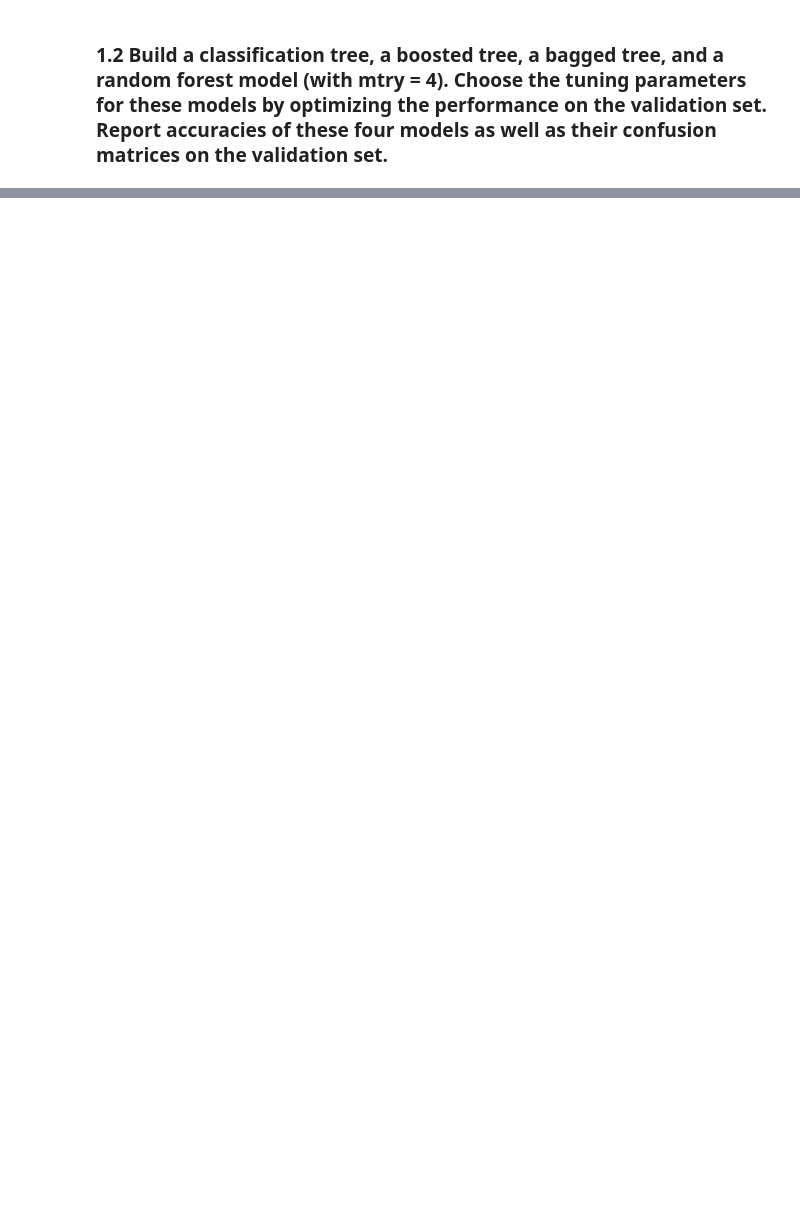
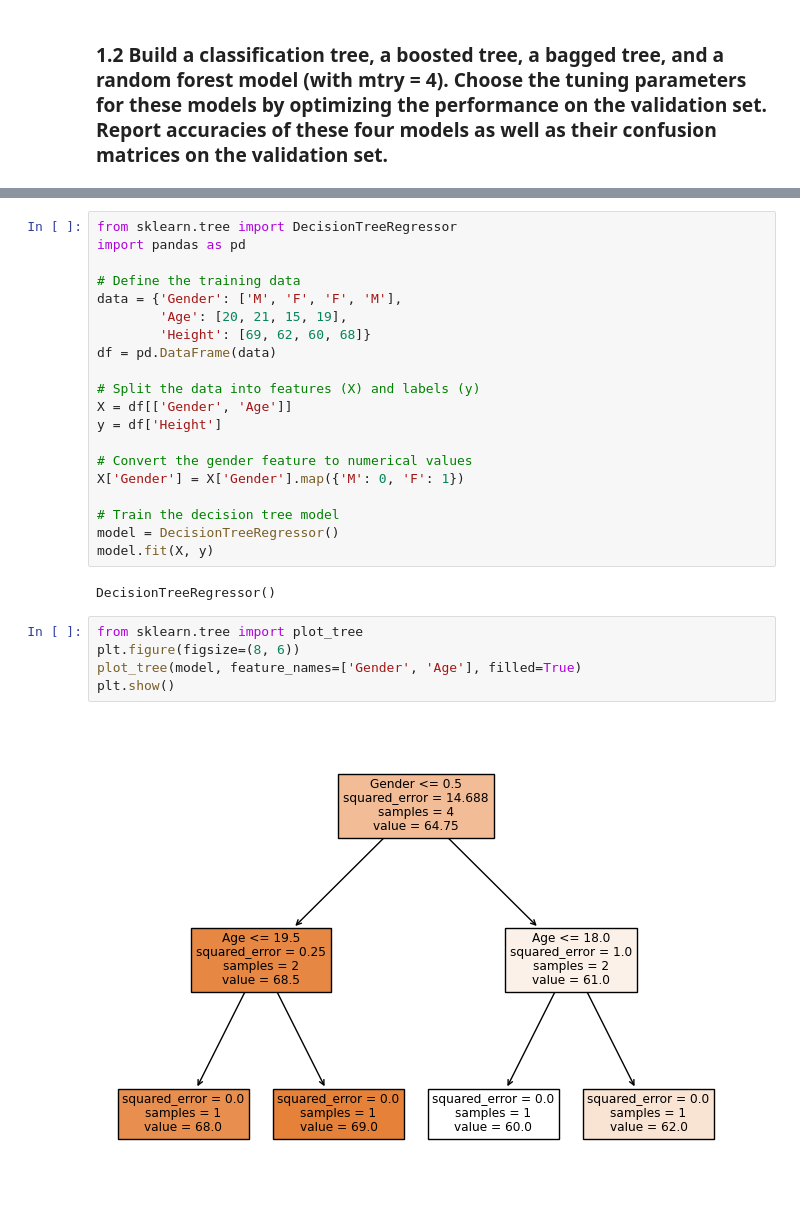
Before and after one commit to alanwake47/busn-41204-machine-learning, a Jupyter notebook: midterm/midterm_aman.ipynb, the cells around one changed output, grey strips where cells are left out. Cells and saved outputs as stored; diff of their text form; blank space fills up the shorter version.

```diff
--- a/midterm/midterm_aman.ipynb
+++ b/midterm/midterm_aman.ipynb
@@ -199,0 +403,29 @@ You can try to debug the error by setting error_score='raise'.
+# %%
+from sklearn.tree import DecisionTreeRegressor
+import pandas as pd
+
+# Define the training data
+data = {'Gender': ['M', 'F', 'F', 'M'],
+        'Age': [20, 21, 15, 19],
+        'Height': [69, 62, 60, 68]}
+df = pd.DataFrame(data)
+
+# Split the data into features (X) and labels (y)
+X = df[['Gender', 'Age']]
+y = df['Height']
+
+# Convert the gender feature to numerical values
+X['Gender'] = X['Gender'].map({'M': 0, 'F': 1})
+
+# Train the decision tree model
+model = DecisionTreeRegressor()
+model.fit(X, y)
+# %% [output]
+DecisionTreeRegressor()
+# %%
+from sklearn.tree import plot_tree
+plt.figure(figsize=(8, 6))
+plot_tree(model, feature_names=['Gender', 'Age'], filled=True)
+plt.show()
+# %% [output]
+[figure, added]
```
Also changed, not shown: parts of 90 cells of this notebook, 14 other files.
